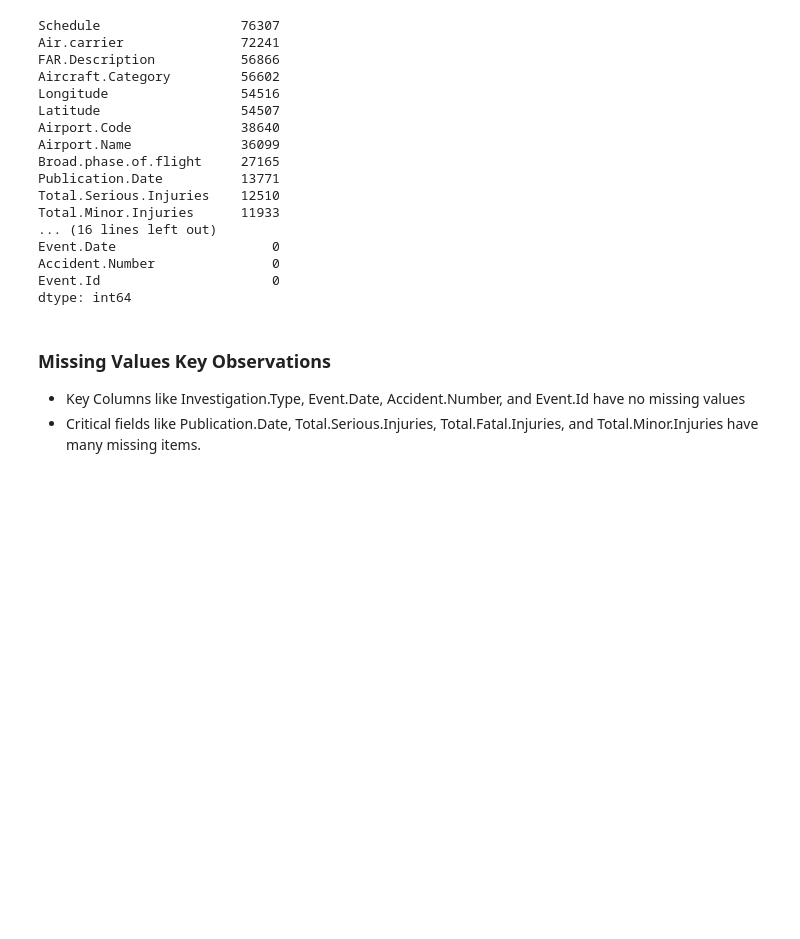
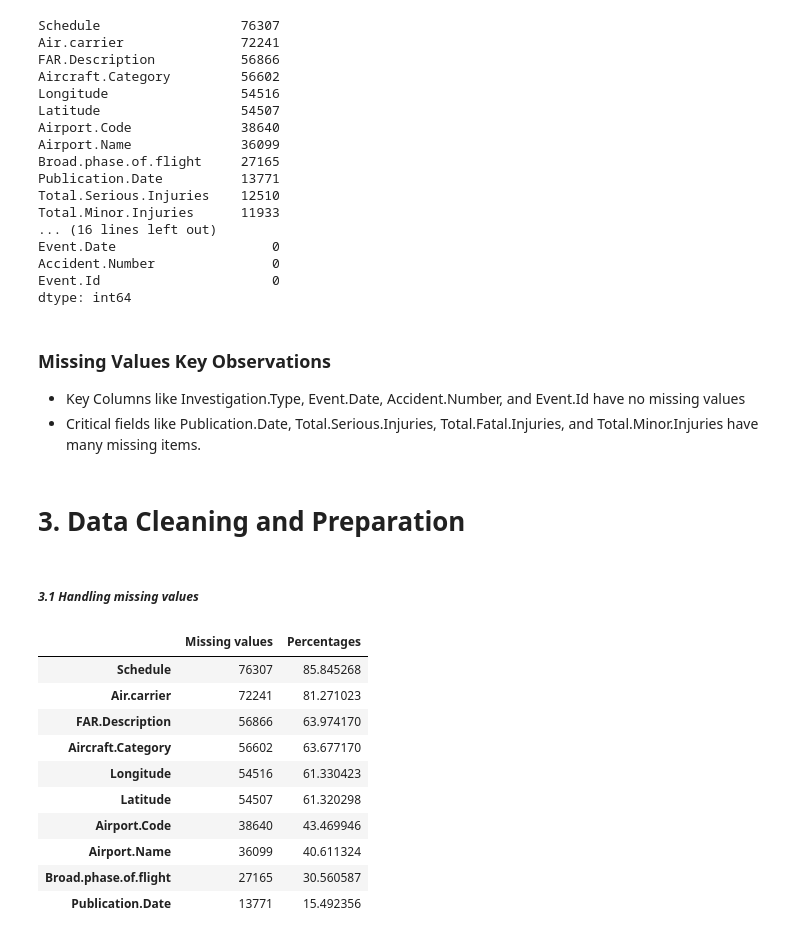
Before and after one commit to KaiFa254/Aviation-Accidents-Analysis-School-Project, a Jupyter notebook: Aviation_risk_analysis_notebook.ipynb, the cells around one changed output. Saved outputs shown, nothing was run; the diff lists cells and outputs as text; code cells hidden in the pictures; blank space fills up the shorter version.

Commit message:
Data Cleaning

```diff
--- a/Aviation_risk_analysis_notebook.ipynb
+++ b/Aviation_risk_analysis_notebook.ipynb
@@ -141,3 +141,27 @@ dtype: int64
 ### Missing Values Key Observations
 - Key Columns like Investigation.Type, Event.Date, Accident.Number, and Event.Id have no missing values
 - Critical fields like Publication.Date, Total.Serious.Injuries, Total.Fatal.Injuries, and Total.Minor.Injuries have many missing items.
+# %% [markdown]
+# **3. Data Cleaning and Preparation**
+# %% [markdown]
+##### *3.1 Handling missing values*
+# %%
+#Summarizing Missing Values by percentage
+
+Missing_values_percentages = (Missing_values/len(df)) *100
+
+Missing_summary =pd.DataFrame({"Missing values": Missing_values,"Percentages": Missing_values_percentages })
+
+Missing_summary.head(10) #Top 10 Names
+# %% [output]
+|  | Missing values | Percentages |
+| Schedule | 76307 | 85.845268 |
+| Air.carrier | 72241 | 81.271023 |
+| FAR.Description | 56866 | 63.974170 |
+| Aircraft.Category | 56602 | 63.677170 |
+| Longitude | 54516 | 61.330423 |
+| Latitude | 54507 | 61.320298 |
+| Airport.Code | 38640 | 43.469946 |
+| Airport.Name | 36099 | 40.611324 |
+| Broad.phase.of.flight | 27165 | 30.560587 |
+| Publication.Date | 13771 | 15.492356 |
```
Also changed, not shown: parts of 14 cells of this notebook.
